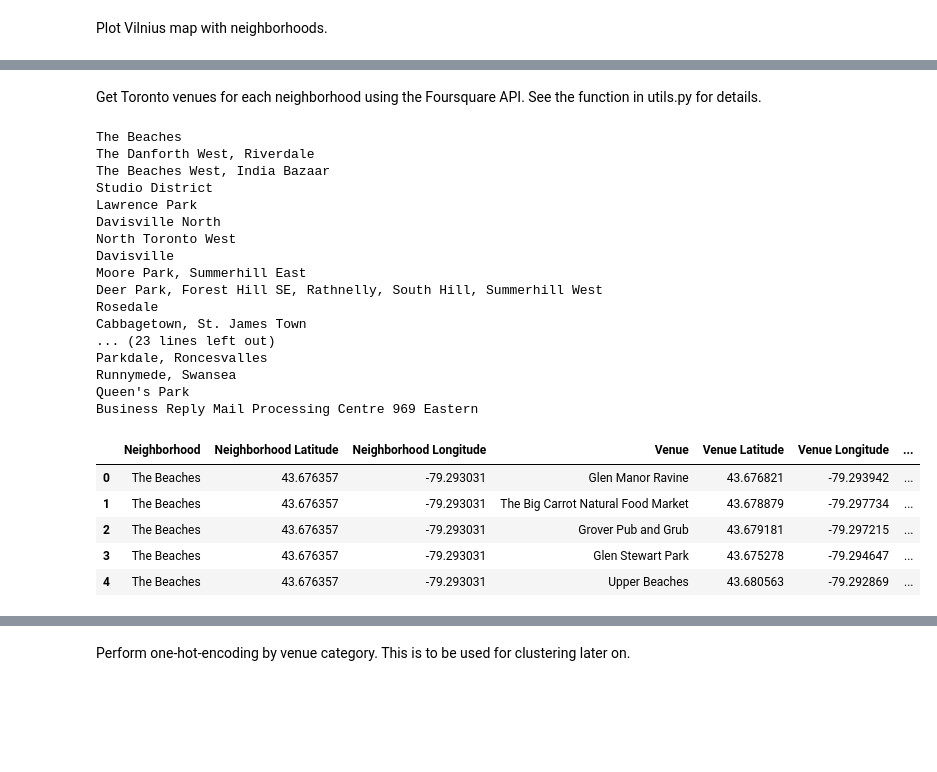
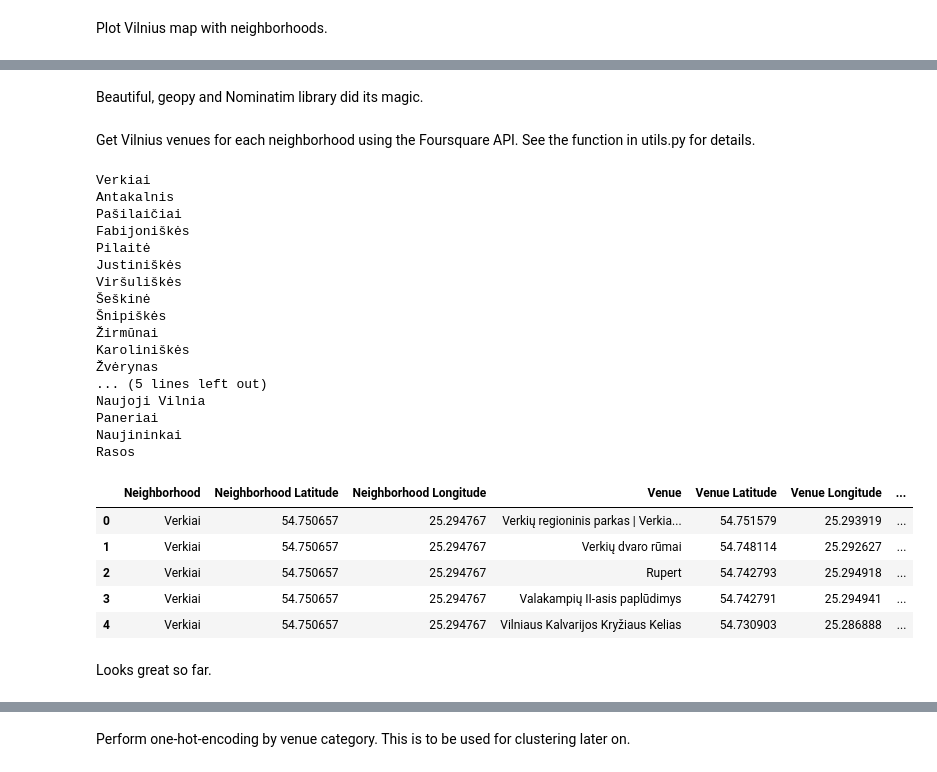
Before and after one commit to mantcep/dspc, a Jupyter notebook: notebooks/dspc-cp.ipynb, the cells around one changed output, grey strips where cells are left out. Cells and saved outputs as stored; diff of their text form; code cells hidden in the pictures; blank space fills up the shorter version.

```diff
--- a/notebooks/dspc-cp.ipynb
+++ b/notebooks/dspc-cp.ipynb
@@ -152,3 +156,0 @@ Looking at the map it's quite obvious that neighborhood coordinates are wrong. I
-# %%
-g = geocoder.google('Verkiai, Vilnius, Lithuania')
-g
@@ -157,17 +157,13 @@ g
 # %%
-for index, row in df.iterrows():
-    lat_lng_coords = None
+geolocator = Nominatim(user_agent='') # Add your user agent here
+
+for index, row in df_join.iterrows():
     neighborhood = row['neighborhood']
 
-    while lat_lng_coords is None:
-        g = geocoder.google(f'{neighborhood}, Vilnius, Lithuania')
-        lat_lng_coords = g.latlng
+    g = geolocator.geocode(f'{neighborhood}, Vilnius, Lithuania')
 
-    latitude = lat_lng_coords[0]
-    longitude = lat_lng_coords[1]
-
-    df.loc[index, 'latitude'] = latitude
-    df.loc[index, 'longitude'] = longitude
+    df_join.loc[index, 'latitude'] = g.latitude
+    df_join.loc[index, 'longitude'] = g.longitude
 
     if (index % 9) == 0:
         print('10 rows processed')
@@ -174,35 +192,40 @@ for index, row in df.iterrows():
+# %% [markdown]
+Beautiful, geopy and Nominatim library did its magic.
 # %% [markdown]
-Get Toronto venues for each neighborhood using the Foursquare API. See the function in utils.py for details.
+Get Vilnius venues for each neighborhood using the Foursquare API. See the function in utils.py for details.
 # %%
 # Add Foursquare API key, secret and version to utils.py for this to work
-toronto_venues = utils.get_nearby_venues(names=df_tor['Neighbourhood'],
-                                         latitudes=df_tor['Latitude'],
-                                         longitudes=df_tor['Longitude'])
+vilnius_venues = utils.get_nearby_venues(names=df_join['neighborhood'],
+                                         latitudes=df_join['latitude'],
+                                         longitudes=df_join['longitude'],
+                                         radiuses=np.sqrt(df_join['area']*1000000/3.14)) # Getting radius from area with this transformation
 # %% [output]
-The Beaches
-The Danforth West, Riverdale
-The Beaches West, India Bazaar
-Studio District
-Lawrence Park
-Davisville North
-North Toronto West
-Davisville
-Moore Park, Summerhill East
-Deer Park, Forest Hill SE, Rathnelly, South Hill, Summerhill West
-Rosedale
-Cabbagetown, St. James Town
-... (23 lines left out)
-Parkdale, Roncesvalles
-Runnymede, Swansea
-Queen's Park
-Business Reply Mail Processing Centre 969 Eastern
+Verkiai
+Antakalnis
+Pašilaičiai
+Fabijoniškės
+Pilaitė
+Justiniškės
+Viršuliškės
+Šeškinė
+Šnipiškės
+Žirmūnai
+Karoliniškės
+Žvėrynas
+... (5 lines left out)
+Naujoji Vilnia
+Paneriai
+Naujininkai
+Rasos
 # %%
-toronto_venues.head()
+vilnius_venues.head()
 # %% [output]
 |  | Neighborhood | Neighborhood Latitude | Neighborhood Longitude | Venue | Venue Latitude | Venue Longitude | ... |
-| 0 | The Beaches | 43.676357 | -79.293031 | Glen Manor Ravine | 43.676821 | -79.293942 | ... |
-| 1 | The Beaches | 43.676357 | -79.293031 | The Big Carrot Natural Food Market | 43.678879 | -79.297734 | ... |
-| 2 | The Beaches | 43.676357 | -79.293031 | Grover Pub and Grub | 43.679181 | -79.297215 | ... |
-| 3 | The Beaches | 43.676357 | -79.293031 | Glen Stewart Park | 43.675278 | -79.294647 | ... |
-| 4 | The Beaches | 43.676357 | -79.293031 | Upper Beaches | 43.680563 | -79.292869 | ... |
+| 0 | Verkiai | 54.750657 | 25.294767 | Verkių regioninis parkas | Verkia... | 54.751579 | 25.293919 | ... |
+| 1 | Verkiai | 54.750657 | 25.294767 | Verkių dvaro rūmai | 54.748114 | 25.292627 | ... |
+| 2 | Verkiai | 54.750657 | 25.294767 | Rupert | 54.742793 | 25.294918 | ... |
+| 3 | Verkiai | 54.750657 | 25.294767 | Valakampių II-asis paplūdimys | 54.742791 | 25.294941 | ... |
+| 4 | Verkiai | 54.750657 | 25.294767 | Vilniaus Kalvarijos Kryžiaus Kelias | 54.730903 | 25.286888 | ... |
+# %% [markdown]
+Looks great so far.
 # %%
```
Also changed, not shown: parts of 61 cells of this notebook, 2 other files.
